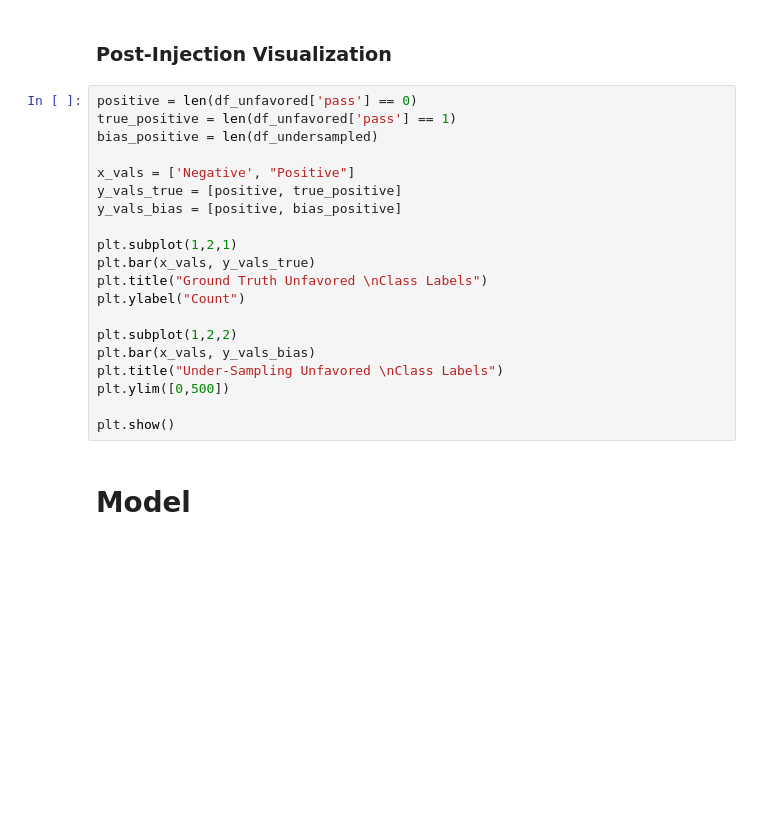
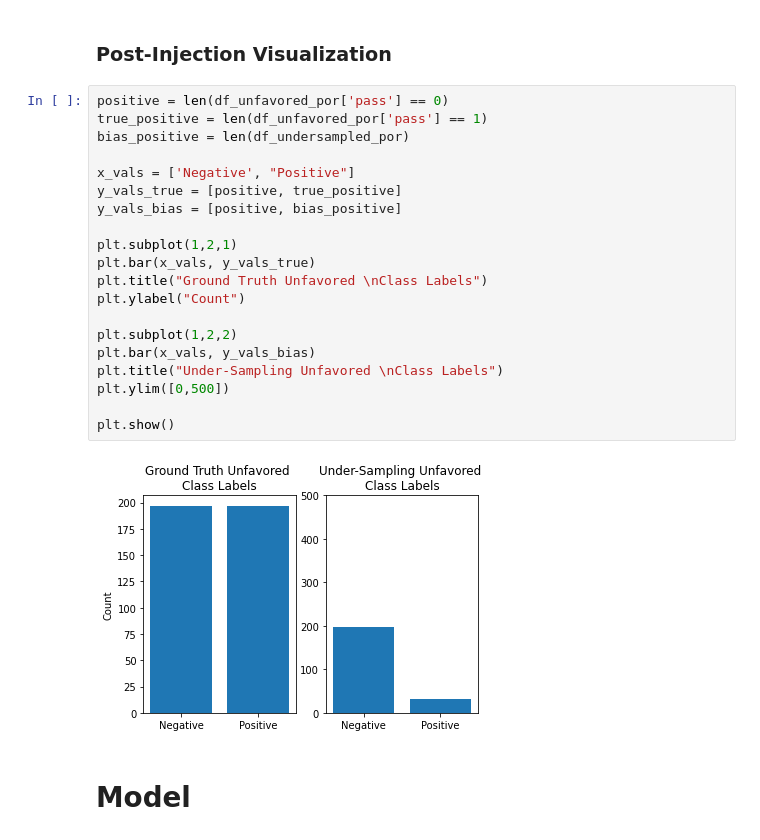
Before and after one commit to mnagired/fairness-sandbox, a Jupyter notebook: under.ipynb, the cells around one changed output. Drawn from its saved outputs; the diff is of its cells as text; blank space fills up the shorter version.

```diff
--- a/under.ipynb
+++ b/under.ipynb
@@ -397,25 +397,27 @@ print(X_syn_true.shape, X_syn_bias_true.shape)
 
 ### Post-Injection Visualization
 # %%
-positive = len(df_unfavored['pass'] == 0)
-true_positive = len(df_unfavored['pass'] == 1)
-bias_positive = len(df_undersampled)
+positive = len(df_unfavored_por['pass'] == 0)
+true_positive = len(df_unfavored_por['pass'] == 1)
+bias_positive = len(df_undersampled_por)
 
 x_vals = ['Negative', "Positive"]
 y_vals_true = [positive, true_positive]
 y_vals_bias = [positive, bias_positive]
 
 plt.subplot(1,2,1)
 plt.bar(x_vals, y_vals_true)
 plt.title("Ground Truth Unfavored \nClass Labels")
 plt.ylabel("Count")
 
 plt.subplot(1,2,2)
 plt.bar(x_vals, y_vals_bias)
 plt.title("Under-Sampling Unfavored \nClass Labels")
 plt.ylim([0,500])
 
 plt.show()
+# %% [output]
+[figure, added]
 # %% [markdown]
 # Model
 # %% [markdown]
```
Also changed, not shown: parts of 11 cells of this notebook, 1 other file.
